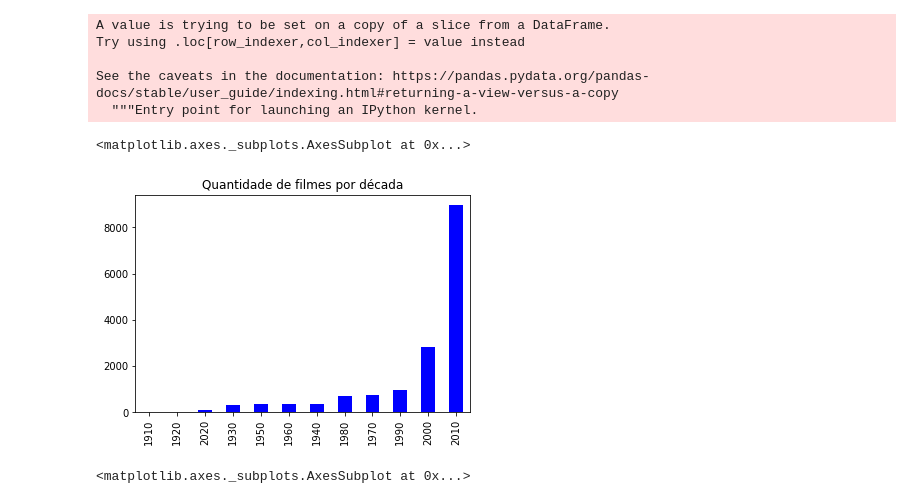
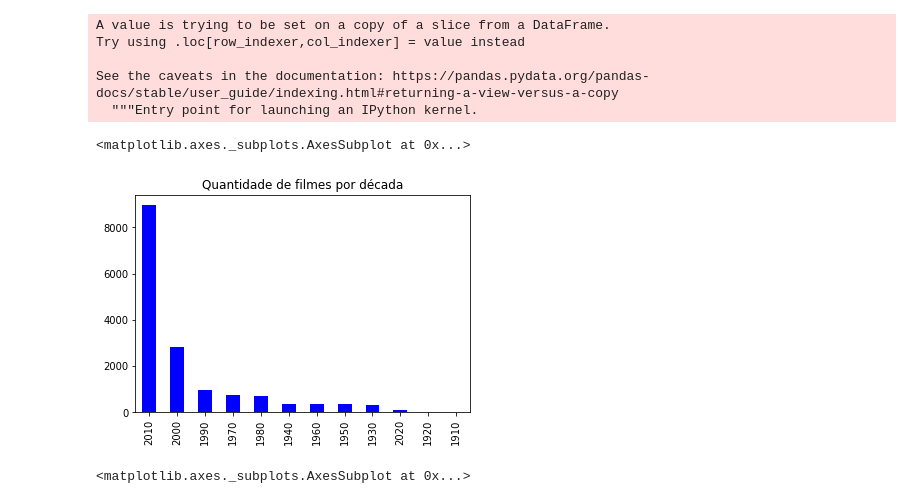
Before and after one commit to JonatasDeOliveira/movie-it, a Jupyter notebook: src/MovieIt.ipynb, the cells around one changed output. Saved outputs shown, nothing was run; the diff lists cells and outputs as text; code cells hidden in the pictures.

```diff
--- a/src/MovieIt.ipynb
+++ b/src/MovieIt.ipynb
@@ -383,9 +392,9 @@ Try using .loc[row_indexer,col_indexer] = value instead
 See the caveats in the documentation: https://pandas.pydata.org/pandas-docs/stable/user_guide/indexing.html#returning-a-view-versus-a-copy
   """Entry point for launching an IPython kernel.
 # %%
-quantity_movies_by_sec = movies_df_mad['decade'].value_counts().sort_values()
+quantity_movies_by_sec = movies_no_outliers['decade'].value_counts()
 quantity_movies_by_sec.plot.bar(color=(0,0,1), title='Quantidade de filmes por década')
 # %% [output]
 <matplotlib.axes._subplots.AxesSubplot at 0x...>
-[figure, old version]
+[figure, new version]
 # %%
```
Also changed, not shown: parts of 17 cells of this notebook.
